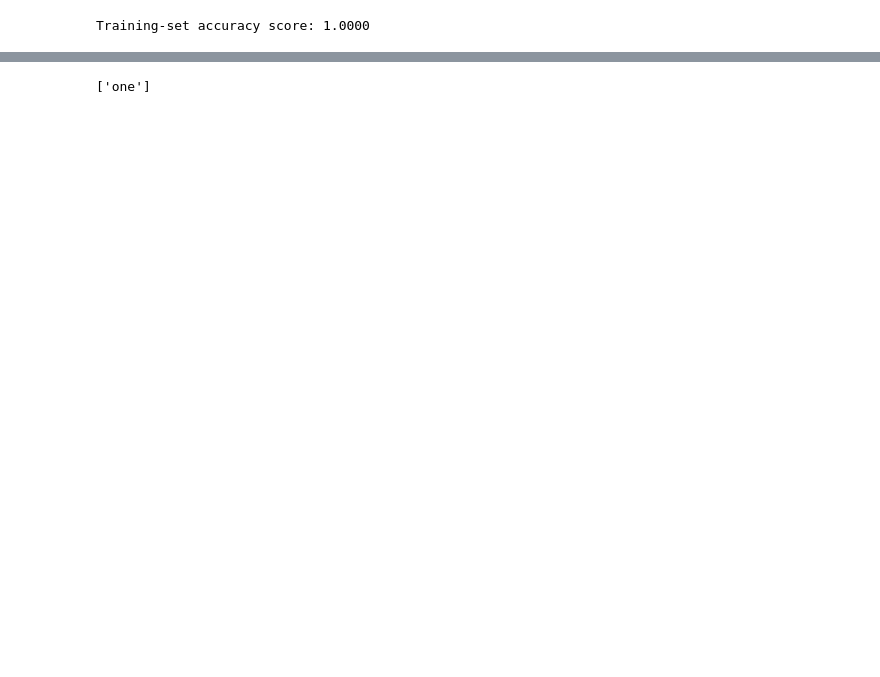
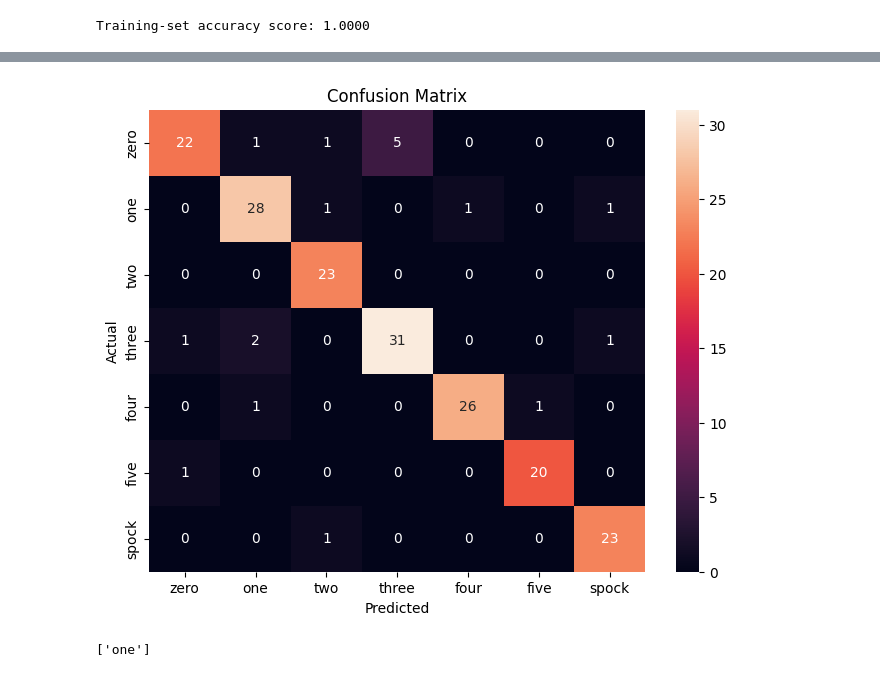
Before and after one commit to henthe/fingerCounter, a Jupyter notebook: LightGBMFingerCounter.ipynb, the cells around one changed output, grey strips where cells are left out. Cells and saved outputs as stored; diff of their text form; code cells hidden in the pictures; blank space fills up the shorter version.

```diff
--- a/LightGBMFingerCounter.ipynb
+++ b/LightGBMFingerCounter.ipynb
@@ -247,0 +416,30 @@ highest score:
+# %%
+# build the lightgbm model
+data = []
+import lightgbm as lgb
+for i in range(1,200):
+    clf = lgb.LGBMClassifier(num_leaves=best_num_leaves, min_data_in_leaf=best_min_data_in_leaf,max_bin=best_bins, verbose=-1,num_iterations=i)
+    clf.fit(X_train, y_train)
+    y_pred=clf.predict(X_val)
+    data.append([i,clf.score(X_val, y_val)])
+    print(i)
+    print('Validation set score: {:.4f}'.format(clf.score(X_val, y_val)))
+    print('Test set score: {:.4f}'.format(clf.score(X_test, y_test)))
+
+best_val_scores = sorted(data, key=lambda x:x[1], reverse=True)[:5]
+print ("Top 5 validation scores:")
+print (best_val_scores)
+
+best_test_scores = []
+for i in range(len(best_val_scores)):
+    clf = lgb.LGBMClassifier(num_leaves=best_num_leaves, min_data_in_leaf=best_min_data_in_leaf,max_bin=best_bins, verbose=-1,num_iterations=best_val_scores[i][0])
+    clf.fit(X_train, y_train)
+    best_test_scores.append([clf.score(X_test, y_test),best_val_scores[i][0]])
+print ("Top 5 test scores:")
+print (best_test_scores)
+best_num_iterations = max(best_test_scores, key=lambda x:x[0])[1]
+
+clf = lgb.LGBMClassifier(num_leaves=best_num_leaves, min_data_in_leaf=best_min_data_in_leaf, verbose=-1,num_iterations=best_num_iterations)
+clf.fit(X_train, y_train)
+print('Test set score: {:.4f}'.format(clf.score(X_test, y_test)))
+print(best_num_iterations)
@@ -299,3 +511,20 @@ False Negatives(FN) =  0
+# %%
+# view confusion-matrix
+# Print the Confusion Matrix and slice it into four pieces
+
+predictions = clf.predict(X_test)
+
+class_names = ["zero", "one", "two", "three", "four", "five", "spock"]
+conf_matrix = confusion_matrix(y_test, predictions)
+
+plt.figure(figsize=(8, 6))
+sns.heatmap(conf_matrix, annot=True, fmt='g', xticklabels=class_names, yticklabels=class_names)
+plt.xlabel('Predicted')
+plt.ylabel('Actual')
+plt.title('Confusion Matrix')
+plt.show()
+# %% [output]
+[figure, added]
 # %%
 import cv2
 import mediapipe as mp
```
Also changed, not shown: parts of 25 cells of this notebook, 1 other file.
